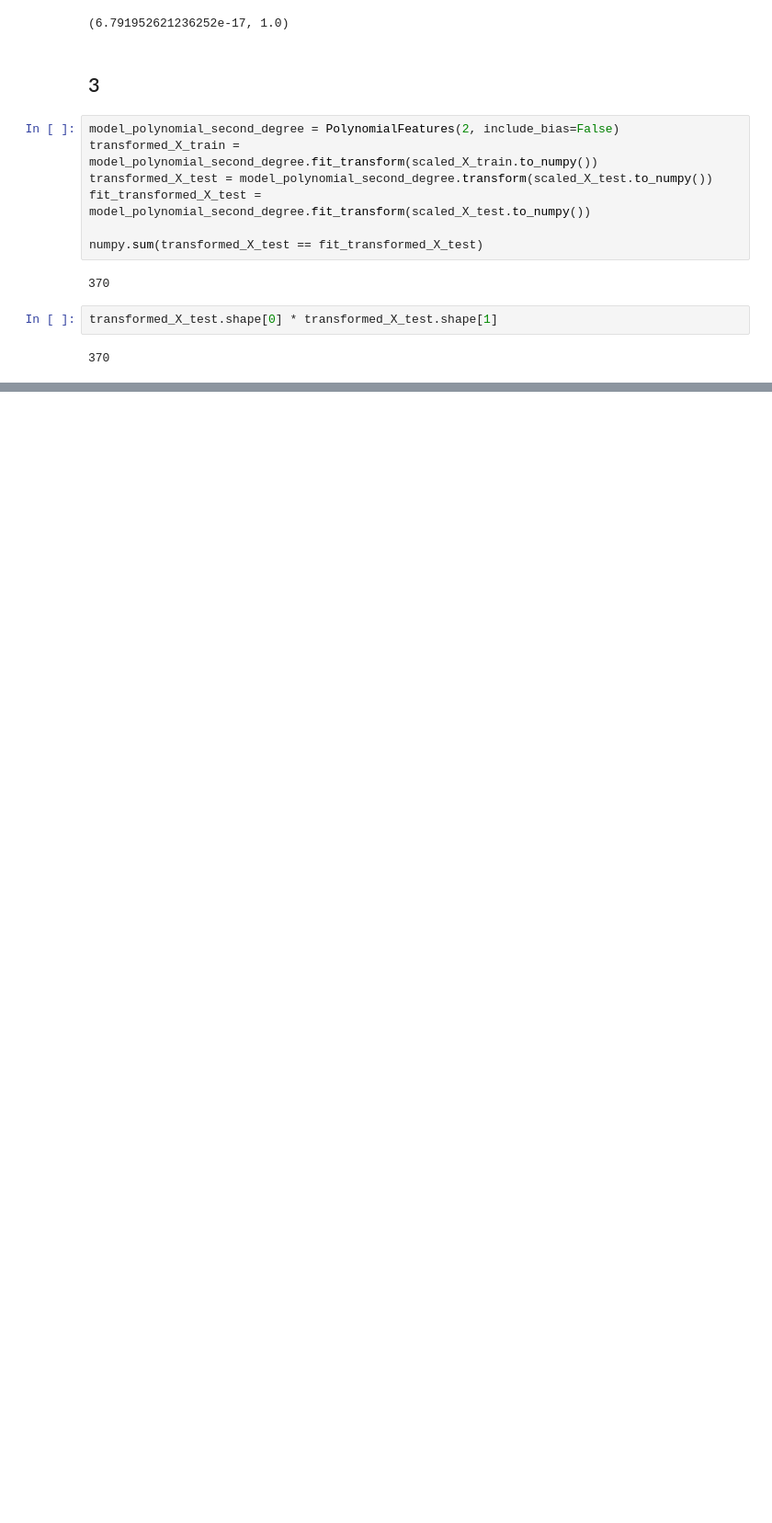
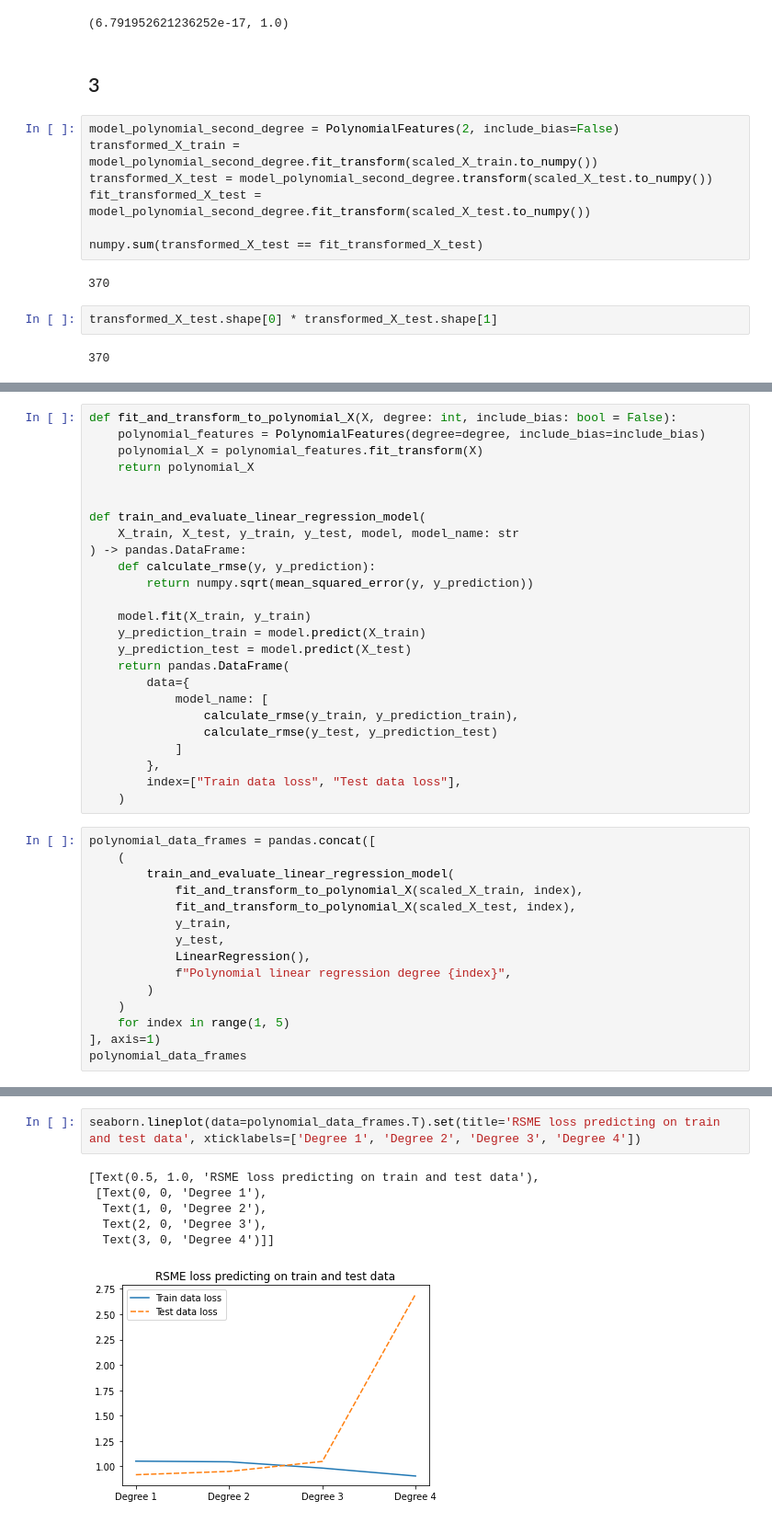
Before and after one commit to felix-tjernberg/machine-learning, a Jupyter notebook: exercises/exercise-3.ipynb, the cells around one changed output, grey strips where cells are left out. Shown at 92% size. Drawn from its saved outputs; the diff is of its cells as text; blank space fills up the shorter version.

```diff
--- a/exercises/exercise-3.ipynb
+++ b/exercises/exercise-3.ipynb
@@ -164,0 +169,40 @@ transformed_X_test.shape[0] * transformed_X_test.shape[1]
+# %%
+def fit_and_transform_to_polynomial_X(X, degree: int, include_bias: bool = False):
+    polynomial_features = PolynomialFeatures(degree=degree, include_bias=include_bias)
+    polynomial_X = polynomial_features.fit_transform(X)
+    return polynomial_X
+
+
+def train_and_evaluate_linear_regression_model(
+    X_train, X_test, y_train, y_test, model, model_name: str
+) -> pandas.DataFrame:
+    def calculate_rmse(y, y_prediction):
+        return numpy.sqrt(mean_squared_error(y, y_prediction))
+
+    model.fit(X_train, y_train)
+    y_prediction_train = model.predict(X_train)
+    y_prediction_test = model.predict(X_test)
+    return pandas.DataFrame(
+        data={
+            model_name: [
+                calculate_rmse(y_train, y_prediction_train),
+                calculate_rmse(y_test, y_prediction_test)
+            ]
+        },
+        index=["Train data loss", "Test data loss"],
+    )
+# %%
+polynomial_data_frames = pandas.concat([
+    (
+        train_and_evaluate_linear_regression_model(
+            fit_and_transform_to_polynomial_X(scaled_X_train, index),
+            fit_and_transform_to_polynomial_X(scaled_X_test, index),
+            y_train,
+            y_test,
+            LinearRegression(),
+            f"Polynomial linear regression degree {index}",
+        )
+    )
+    for index in range(1, 5)
+], axis=1)
+polynomial_data_frames
@@ -164,0 +213,9 @@ transformed_X_test.shape[0] * transformed_X_test.shape[1]
+# %%
+seaborn.lineplot(data=polynomial_data_frames.T).set(title='RSME loss predicting on train and test data', xticklabels=['Degree 1', 'Degree 2', 'Degree 3', 'Degree 4'])
+# %% [output]
+[Text(0.5, 1.0, 'RSME loss predicting on train and test data'),
+ [Text(0, 0, 'Degree 1'),
+  Text(1, 0, 'Degree 2'),
+  Text(2, 0, 'Degree 3'),
+  Text(3, 0, 'Degree 4')]]
+[figure, added]
```
Also changed, not shown: parts of 3 cells of this notebook.
